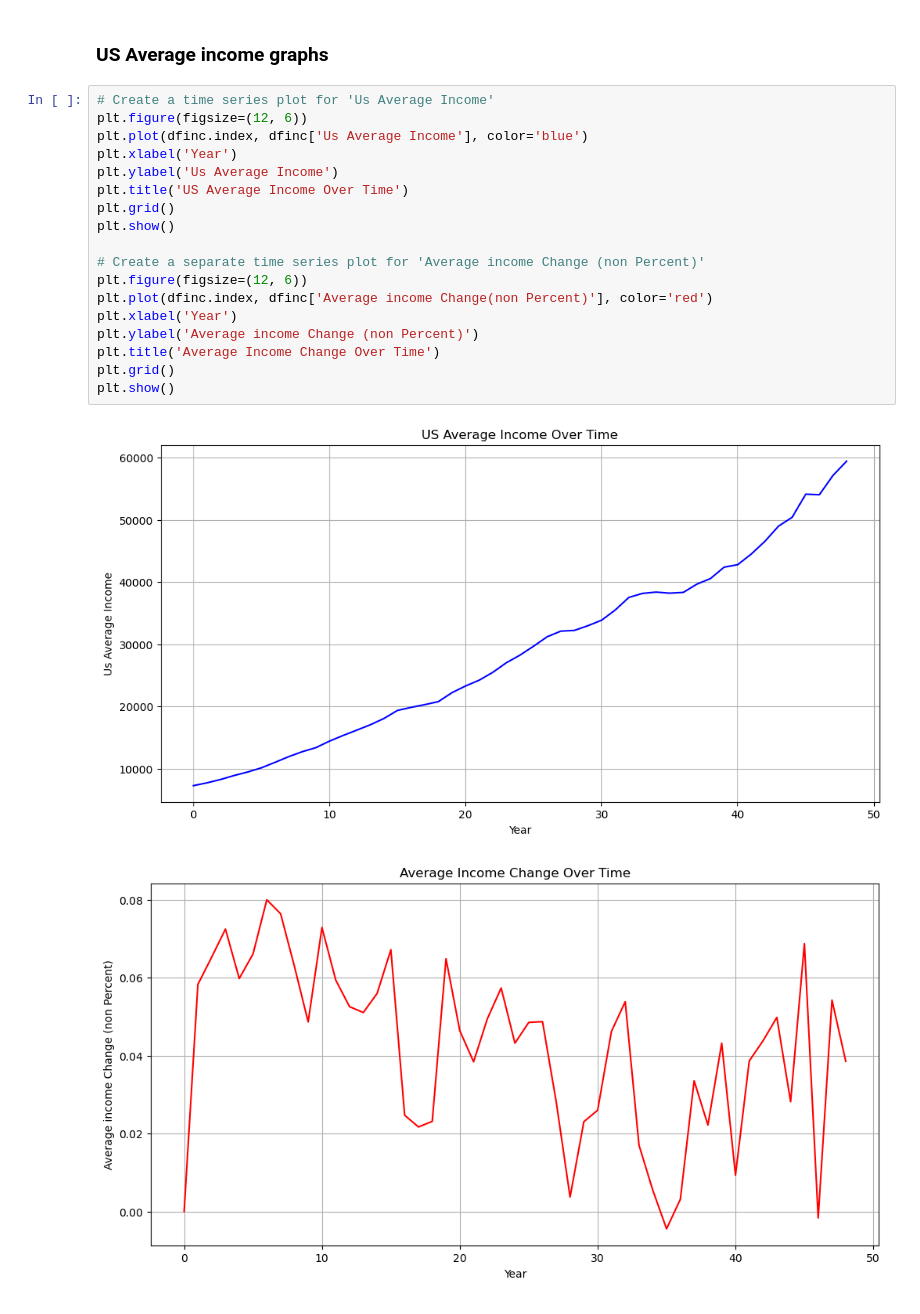
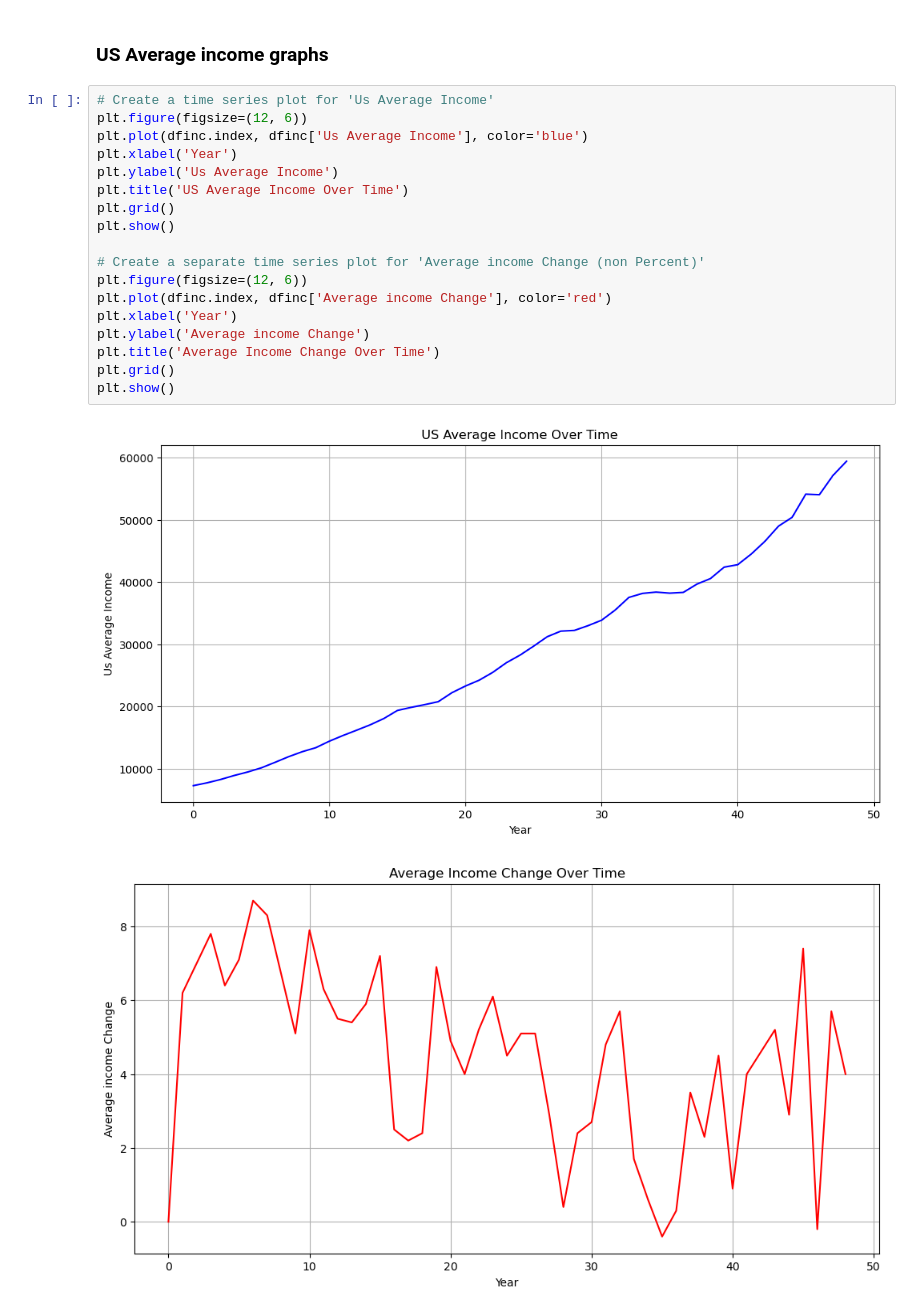
Before and after one commit to Mpabbinante/Capstone-Final-Project, a Jupyter notebook: DataAnalysis_YearlyIncome.ipynb, the cells around one changed output. Cells and saved outputs as stored; diff of their text form.

```diff
--- a/DataAnalysis_YearlyIncome.ipynb
+++ b/DataAnalysis_YearlyIncome.ipynb
@@ -42,22 +42,22 @@ max         59430.000000                            0.080000
 # %%
 # Create a time series plot for 'Us Average Income'
 plt.figure(figsize=(12, 6))
 plt.plot(dfinc.index, dfinc['Us Average Income'], color='blue')
 plt.xlabel('Year')
 plt.ylabel('Us Average Income')
 plt.title('US Average Income Over Time')
 plt.grid()
 plt.show()
 
 # Create a separate time series plot for 'Average income Change (non Percent)'
 plt.figure(figsize=(12, 6))
-plt.plot(dfinc.index, dfinc['Average income Change(non Percent)'], color='red')
+plt.plot(dfinc.index, dfinc['Average income Change'], color='red')
 plt.xlabel('Year')
-plt.ylabel('Average income Change (non Percent)')
+plt.ylabel('Average income Change')
 plt.title('Average Income Change Over Time')
 plt.grid()
 plt.show()
 # %% [output]
 [figure]
-[figure, old version]
+[figure, new version]
 # %% [markdown]
```
Also changed, not shown: parts of 12 cells of this notebook, 5 other files.
